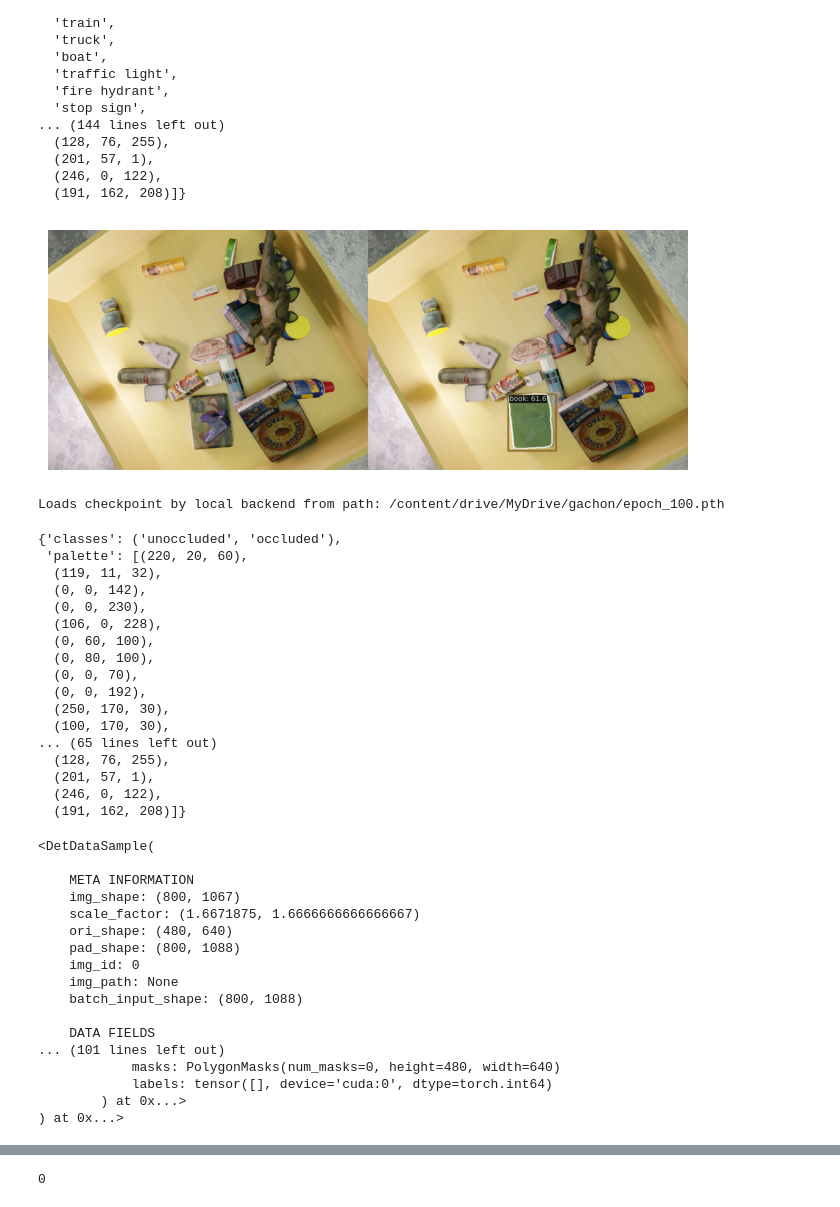
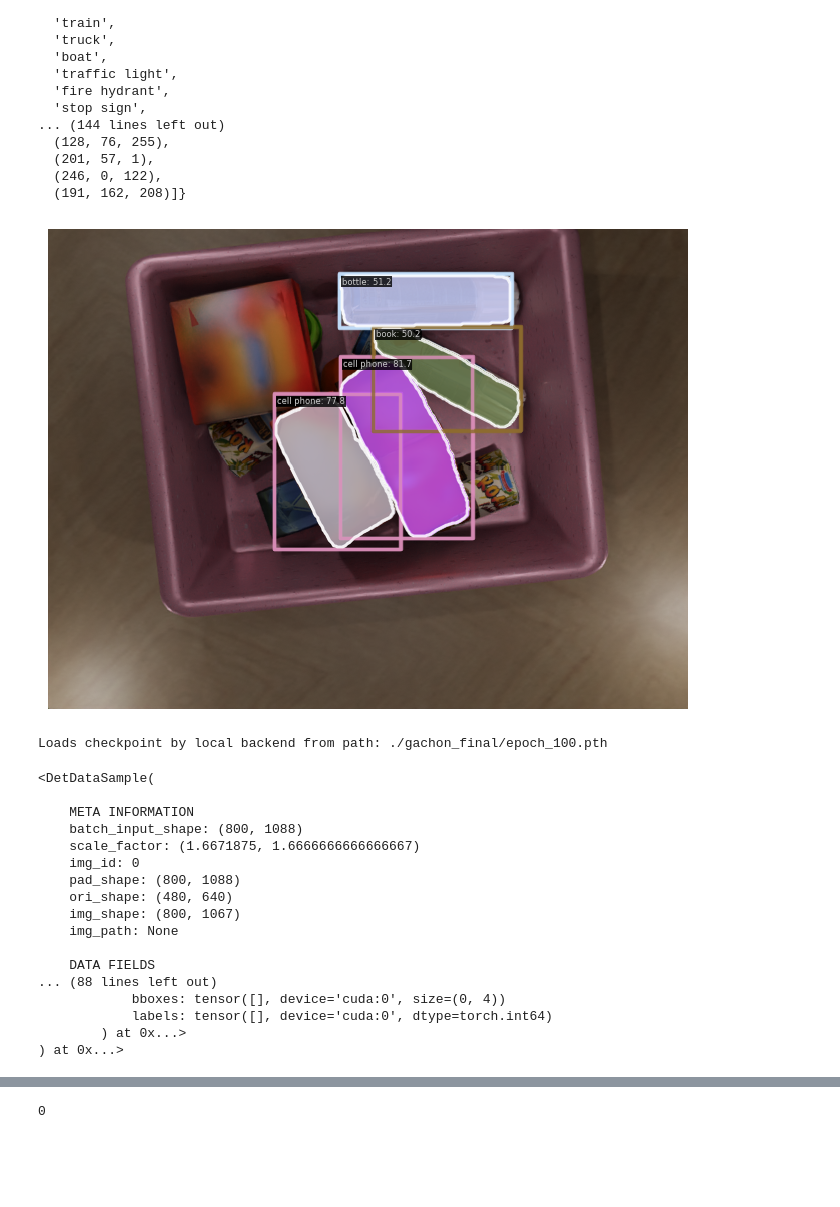
Before and after one commit to pjs102793/gachon_edu, a Jupyter notebook: Fine_tune.ipynb, the cells around one changed output, grey strips where cells are left out. Drawn from its saved outputs; the diff is of its cells as text; code cells hidden in the pictures; blank space fills up the shorter version.

```diff
--- a/Fine_tune.ipynb
+++ b/Fine_tune.ipynb
@@ -105,7 +105,7 @@ model = init_detector(config_file, checkpoint_file, device='cuda:0')  # or devic
 Loads checkpoint by local backend from path: checkpoints/mask_rcnn_r50_caffe_fpn_mstrain-poly_3x_coco_bbox_mAP-0.408__segm_mAP-0.37_20200504_163245-42aa3d00.pth
 # %%
 # detector를 사용하여 추론 수행
-image = mmcv.imread('./drive/MyDrive/gachon/val/1050.png', channel_order='rgb')
+image = mmcv.imread('./gachon_final/color/000004.png', channel_order='rgb')
 result = inference_detector(model, image)
 
 result
@@ -156,13 +156,13 @@ model.dataset_meta
 # %%
 # 결과 확인
 visualizer.add_datasample(
     'result',
     image,
     data_sample=result,
-    draw_gt = True,
+    draw_gt = False,
     wait_time=0,
     pred_score_thr=0.5
 )
 visualizer.show()
 # %% [output]
-[figure, old version]
+[figure, new version]
@@ -174,9 +172,9 @@ import mmengine
 from mmdet.apis import init_detector, inference_detector
 from mmdet.utils import register_all_modules
 # Config 파일을 설정하여 detector를 초기화합니다.
-config_file = '/content/drive/MyDrive/gachon/mask-rcnn-config.py'
+config_file = './gachon_final/config.py'
 # 로드 할 체크포인트 파일 설정
-checkpoint_file = '/content/drive/MyDrive/gachon/epoch_100.pth'
+checkpoint_file = './gachon_final/epoch_100.pth'
 
 # MMDetection의 모든 모듈을 레지스트리에 등록
 register_all_modules()
@@ -184,36 +182,16 @@ register_all_modules()
 # Config 파일과 체크포인트 파일을 불러와 모델을 빌드
 model = init_detector(config_file, checkpoint_file, device='cuda:0')  # or device='cuda:0'
 # %% [output]
-Loads checkpoint by local backend from path: /content/drive/MyDrive/gachon/epoch_100.pth
+Loads checkpoint by local backend from path: ./gachon_final/epoch_100.pth
 # %%
 from mmdet.registry import VISUALIZERS
 # visualizer 초기화(블록을 한 번만 실행할 것)
 visualizer = VISUALIZERS.build(model.cfg.visualizer)
 # 체크포인트에서 dataset_meta가 로드되고 를 init_detector의 모델에 전달.
 visualizer.dataset_meta = model.dataset_meta
-
-model.dataset_meta
-# %% [output]
-{'classes': ('unoccluded', 'occluded'),
- 'palette': [(220, 20, 60),
-  (119, 11, 32),
-  (0, 0, 142),
-  (0, 0, 230),
-  (106, 0, 228),
-  (0, 60, 100),
-  (0, 80, 100),
-  (0, 0, 70),
-  (0, 0, 192),
-  (250, 170, 30),
-  (100, 170, 30),
-... (65 lines left out)
-  (128, 76, 255),
-  (201, 57, 1),
-  (246, 0, 122),
-  (191, 162, 208)]}
 # %%
 # detector를 사용하여 추론 수행
-image = mmcv.imread('./drive/MyDrive/gachon/val/1050.png', channel_order='rgb')
+image = mmcv.imread('./gachon_final/color/005191.png', channel_order='rgb')
 result = inference_detector(model, image)
 
 result
@@ -221,17 +199,17 @@ result
 <DetDataSample(
 
     META INFORMATION
+    batch_input_shape: (800, 1088)
+    scale_factor: (1.6671875, 1.6666666666666667)
+    img_id: 0
+    pad_shape: (800, 1088)
+    ori_shape: (480, 640)
     img_shape: (800, 1067)
-    scale_factor: (1.6671875, 1.6666666666666667)
-    ori_shape: (480, 640)
-    pad_shape: (800, 1088)
-    img_id: 0
     img_path: None
-    batch_input_shape: (800, 1088)
 
     DATA FIELDS
-... (101 lines left out)
-            masks: PolygonMasks(num_masks=0, height=480, width=640)
+... (88 lines left out)
+            bboxes: tensor([], device='cuda:0', size=(0, 4))
             labels: tensor([], device='cuda:0', dtype=torch.int64)
         ) at 0x...>
 ) at 0x...>
```
Also changed, not shown: parts of 16 cells of this notebook, 1 other file.
